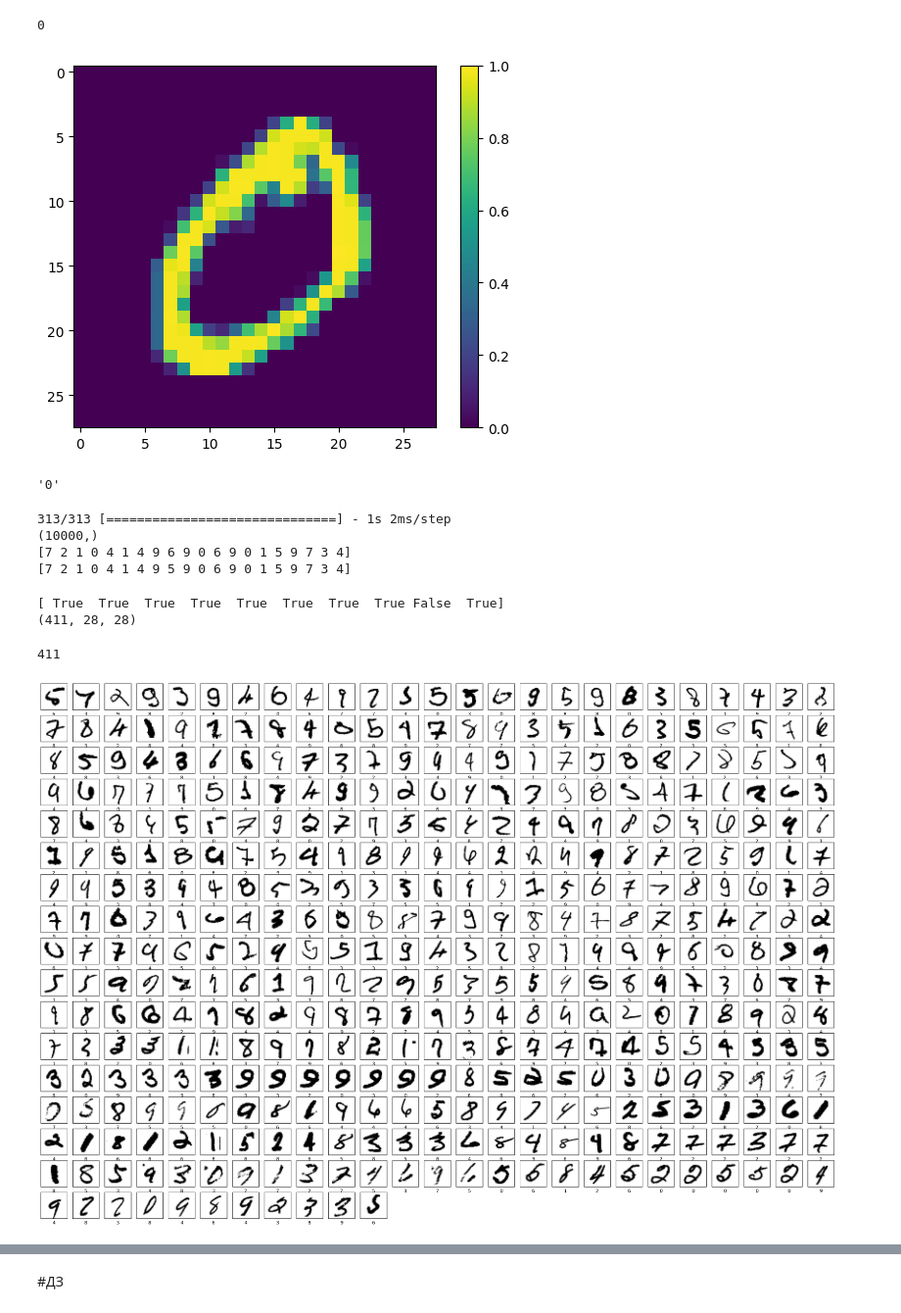
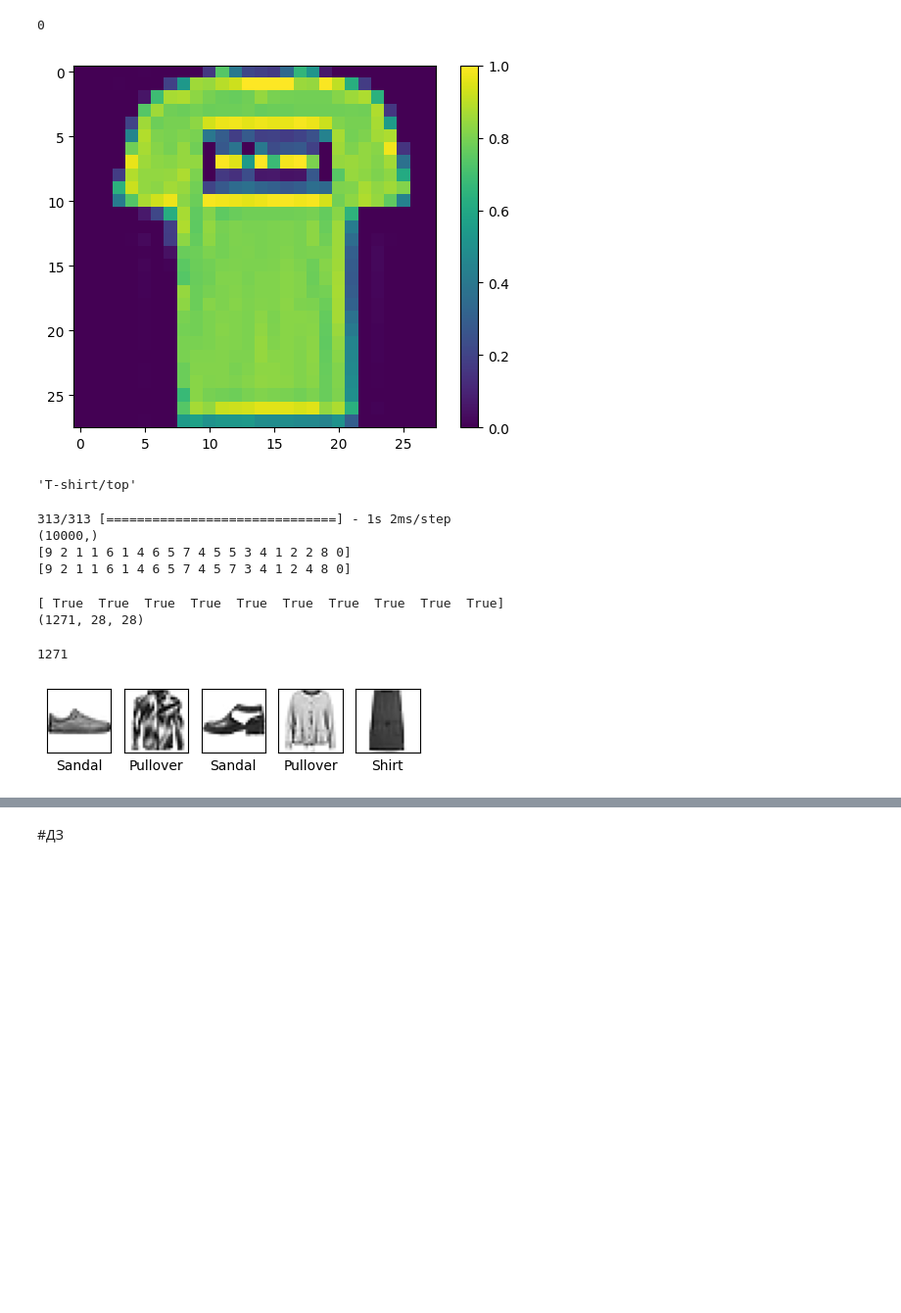
Before and after one commit to RostislavB74/NN_HW9, a Jupyter notebook: GoIT_HW_9.ipynb, the cells around one changed output, grey strips where cells are left out. Shown at 98% size. Cells and saved outputs as stored; diff of their text form; code cells hidden in the pictures; blank space fills up the shorter version.

```diff
--- a/GoIT_HW_9.ipynb
+++ b/GoIT_HW_9.ipynb
@@ -54,7 +35,5 @@ display_step = 100 # кожні 100 ітерацій ми будемо пока
 n_hidden_1 = 128 # кількість нейронів 1-го шару
 n_hidden_2 = 256 # кількість нейронів 2-го шару
 # %%
-from keras.datasets import mnist
-# Завантажуємо датасет
-(x_train, y_train), (x_test, y_test) = mnist.load_data()
+(x_train, y_train), (x_test, y_test) = fashion_mnist.load_data()
 # %% [output]
@@ -74,3 +57,5 @@ class_names=['0', '1', '2', '3', '4', '5', '6', '7', '8', '9']
+# %%
+class_names=['T-shirt/top', 'Trouser', 'Pullover', 'Dress', 'Coat', 'Sandal', 'Shirt', 'Sneaker', 'Bag', 'Ankle boot']
 # %%
 # Нормалізуємо значення пікселів
 x_train_1, x_test_1 = x_train / 255., x_test / 255.
@@ -102,5 +91,5 @@ model = keras.Sequential([
 # %%
-model.compile(optimizer=tf.keras.optimizers.SGD(), loss='sparse_categorical_crossentropy', metrics=['accuracy'])
+model.compile(optimizer=tf.keras.optimizers.Adam(), loss='sparse_categorical_crossentropy', metrics=['accuracy'])
 # %%
 model.summary()
 # %% [output]
@@ -221,11 +210,11 @@ plt.imshow(x_train_1[1])
 plt.colorbar()
 plt.grid(False)
 # %% [output]
-[figure, old version]
+[figure, new version]
 # %%
 class_names[np.argmax(predictions[1])]
 # %% [output]
-'0'
+'T-shirt/top'
 # %%
 predictions_all=model.predict(x_test_1)
 predictions_all=np.argmax(predictions_all,axis=1)
@@ -235,8 +224,8 @@ print(y_test_1[:20])
 # %% [output]
 313/313 [==============================] - 1s 2ms/step
 (10000,)
-[7 2 1 0 4 1 4 9 6 9 0 6 9 0 1 5 9 7 3 4]
-[7 2 1 0 4 1 4 9 5 9 0 6 9 0 1 5 9 7 3 4]
+[9 2 1 1 6 1 4 6 5 7 4 5 5 3 4 1 2 2 8 0]
+[9 2 1 1 6 1 4 6 5 7 4 5 7 3 4 1 2 4 8 0]
 # %%
 mask=predictions_all==y_test_1
 print(mask[:10])
@@ -244,20 +233,19 @@ x_false=x_test_1[~mask]
 y_false=predictions_all[~mask]
 print(x_false.shape)
 # %% [output]
-[ True  True  True  True  True  True  True  True False  True]
-(411, 28, 28)
+[ True  True  True  True  True  True  True  True  True  True]
+(1271, 28, 28)
 # %%
 len(x_false)
 # %% [output]
-411
+1271
 # %%
-plt.figure(figsize=(30,30))
-for i in range(len(x_false)):
-  plt.subplot(25,25,i+1)
+plt.figure(figsize=(10,10))
+for i in range(5):
+  plt.subplot(10,10,i+1)
   plt.xticks([])
   plt.yticks([])
-  # print("Значення мережі:"+str(y_false[i]))
   plt.imshow(x_false[i], cmap=plt.cm.binary)
   plt.xlabel(class_names[y_false[i]])
 # %% [output]
-[figure, old version]
+[figure, new version]
```
Also changed, not shown: parts of 23 cells of this notebook.
